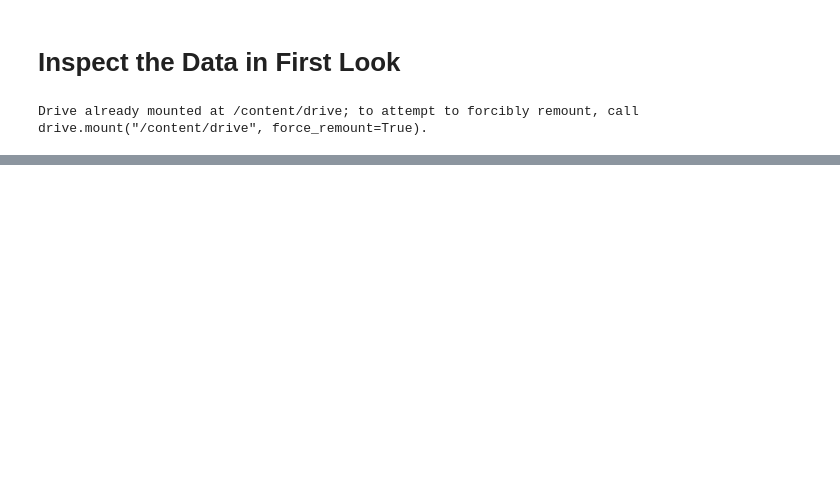
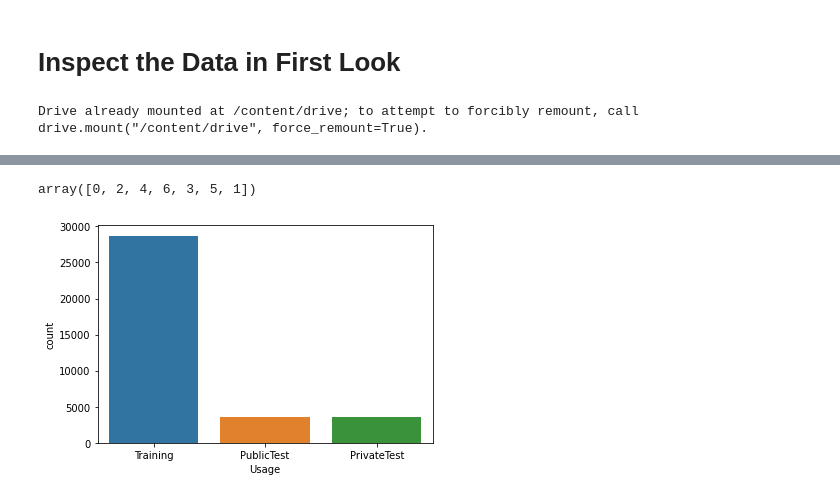
Before and after one commit to Ashik9576/Live-Class-Monitoring-System-Face-emotion-Recognition-, a Jupyter notebook: Face_Emotion_Recognition_Ashik.ipynb, the cells around one changed output, grey strips where cells are left out. Drawn from its saved outputs; the diff is of its cells as text; code cells hidden in the pictures; blank space fills up the shorter version.

```diff
--- a/Face_Emotion_Recognition_Ashik.ipynb
+++ b/Face_Emotion_Recognition_Ashik.ipynb
@@ -149,0 +206,2 @@ from deepface import DeepFace
+# %%
+df=pd.read_csv("/content/drive/MyDrive/Live Class Monitoring System [Face emotion Recognition]/face_data.csv")
@@ -149,0 +251,5 @@ from deepface import DeepFace
+# %%
+#unique emotion
+df.emotion.unique()
+# %% [output]
+array([0, 2, 4, 6, 3, 5, 1])
@@ -149,0 +259,6 @@ from deepface import DeepFace
+# %%
+# Let's plot the count of each set
+sns.countplot(df.Usage)
+plt.show()
+# %% [output]
+[figure, added]
```
Also changed, not shown: parts of 25 cells of this notebook.
